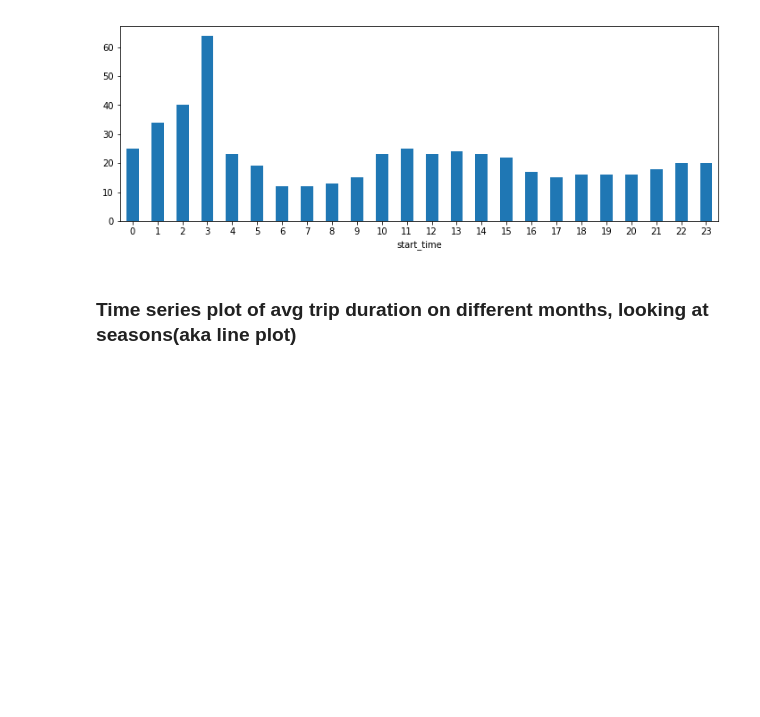
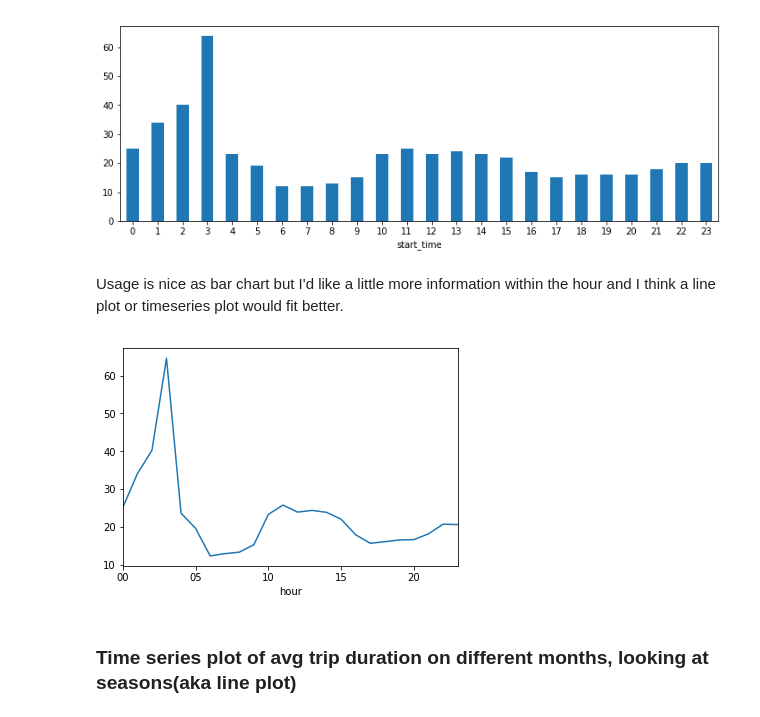
Before and after one commit to juliouribe/Visualizing_Bike_Data, a Jupyter notebook: Exploratory_Analysis.ipynb, the cells around one changed output. Drawn from its saved outputs; the diff is of its cells as text; code cells hidden in the pictures; blank space fills up the shorter version.

```diff
--- a/Exploratory_Analysis.ipynb
+++ b/Exploratory_Analysis.ipynb
@@ -323,3 +325,5 @@ bikes_clean.groupby(bikes_clean.start_time.dt.hour).duration_min.mean().astype(i
 plt.xticks(rotation = 'horizontal');
 # %% [output]
 [figure]
+# %% [markdown]
+Usage is nice as bar chart but I'd like a little more information within the hour and I think a line plot or timeseries plot would fit better.
@@ -326,3 +332,7 @@ plt.xticks(rotation = 'horizontal');
+# %%
+bikes_clean.groupby("hour")["duration_min"].mean().plot();
+# %% [output]
+[figure, added]
 # %% [markdown]
 ### Time series plot of avg trip duration on different months, looking at seasons(aka line plot)
 # %%
```
Also changed, not shown: parts of 15 cells of this notebook.
